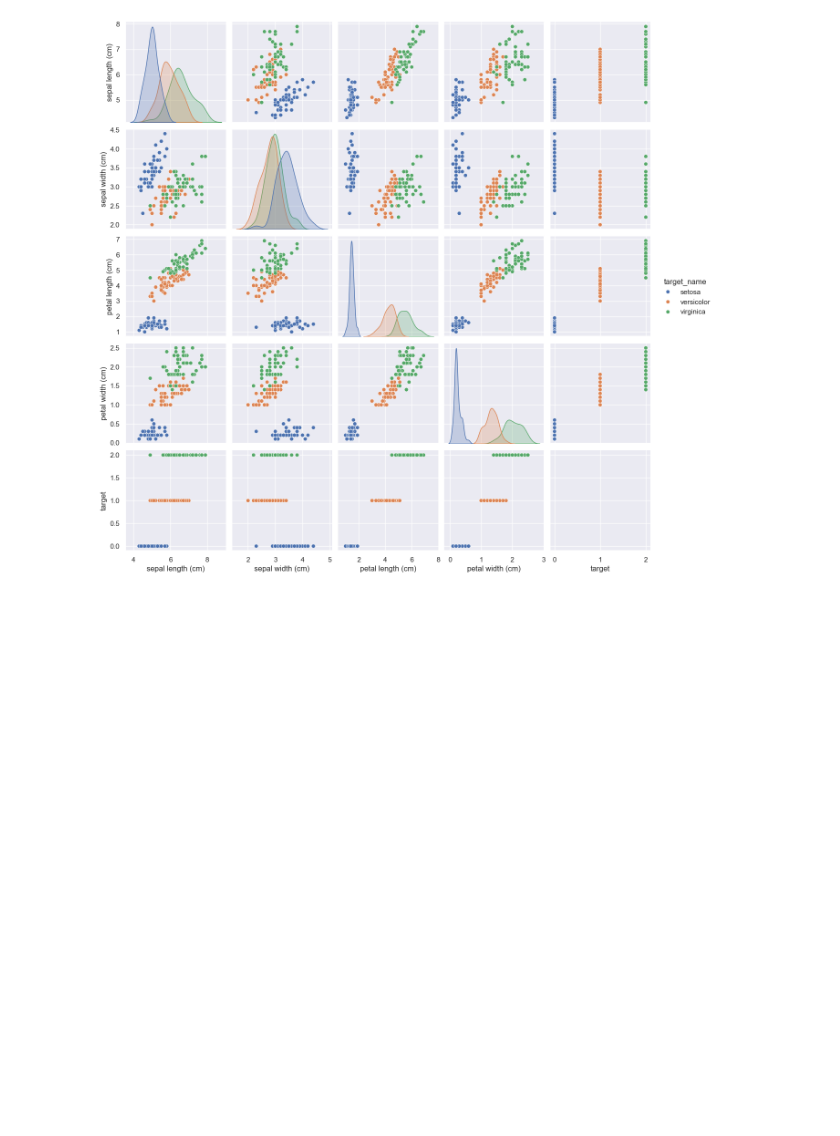
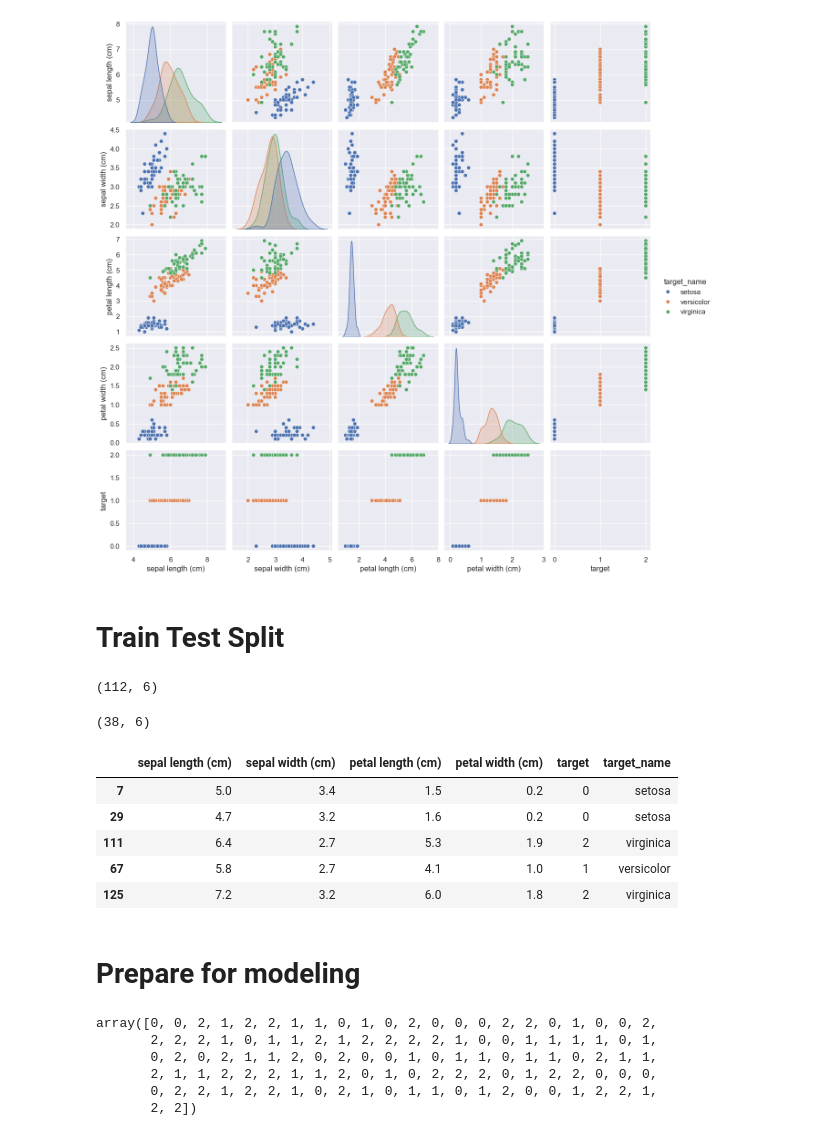
Before and after one commit to shoumik77/irisEDA, a Jupyter notebook: irisdataset.ipynb, the cells around one changed output. Cells and saved outputs as stored; diff of their text form; code cells hidden in the pictures; blank space fills up the shorter version.

Commit message:
final model

```diff
--- a/irisdataset.ipynb
+++ b/irisdataset.ipynb
@@ -189,3 +185,5 @@ sns.pairplot(df, hue="target_name")
 # %% [output]
 <seaborn.axisgrid.PairGrid at 0x...>
 [figure]
+# %% [markdown]
+# Train Test Split
@@ -191,0 +192,21 @@ sns.pairplot(df, hue="target_name")
+# %%
+df_train, df_test = train_test_split(df, test_size=0.25)
+# %%
+df_train.shape
+# %% [output]
+(112, 6)
+# %%
+df_test.shape
+# %% [output]
+(38, 6)
+# %%
+df_train.head()
+# %% [output]
+|  | sepal length (cm) | sepal width (cm) | petal length (cm) | petal width (cm) | target | target_name |
+| 7 | 5.0 | 3.4 | 1.5 | 0.2 | 0 | setosa |
+| 29 | 4.7 | 3.2 | 1.6 | 0.2 | 0 | setosa |
+| 111 | 6.4 | 2.7 | 5.3 | 1.9 | 2 | virginica |
+| 67 | 5.8 | 2.7 | 4.1 | 1.0 | 1 | versicolor |
+| 125 | 7.2 | 3.2 | 6.0 | 1.8 | 2 | virginica |
+# %% [markdown]
+# Prepare for modeling
@@ -191,0 +216,9 @@ sns.pairplot(df, hue="target_name")
+# %%
+Y_train
+# %% [output]
+array([0, 0, 2, 1, 2, 2, 1, 1, 0, 1, 0, 2, 0, 0, 0, 2, 2, 0, 1, 0, 0, 2,
+       2, 2, 2, 1, 0, 1, 1, 2, 1, 2, 2, 2, 2, 1, 0, 0, 1, 1, 1, 1, 0, 1,
+       0, 2, 0, 2, 1, 1, 2, 0, 2, 0, 0, 1, 0, 1, 1, 0, 1, 1, 0, 2, 1, 1,
+       2, 1, 1, 2, 2, 2, 1, 1, 2, 0, 1, 0, 2, 2, 2, 0, 1, 2, 2, 0, 0, 0,
+       0, 2, 2, 1, 2, 2, 1, 0, 2, 1, 0, 1, 1, 0, 1, 2, 0, 0, 1, 2, 2, 1,
+       2, 2])
```
Also changed, not shown: parts of 26 cells of this notebook.
